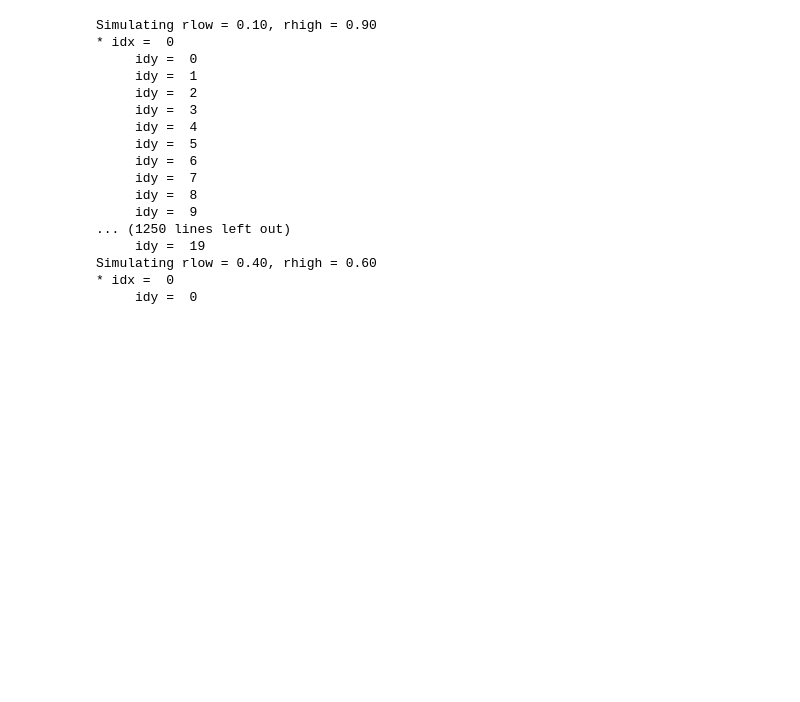
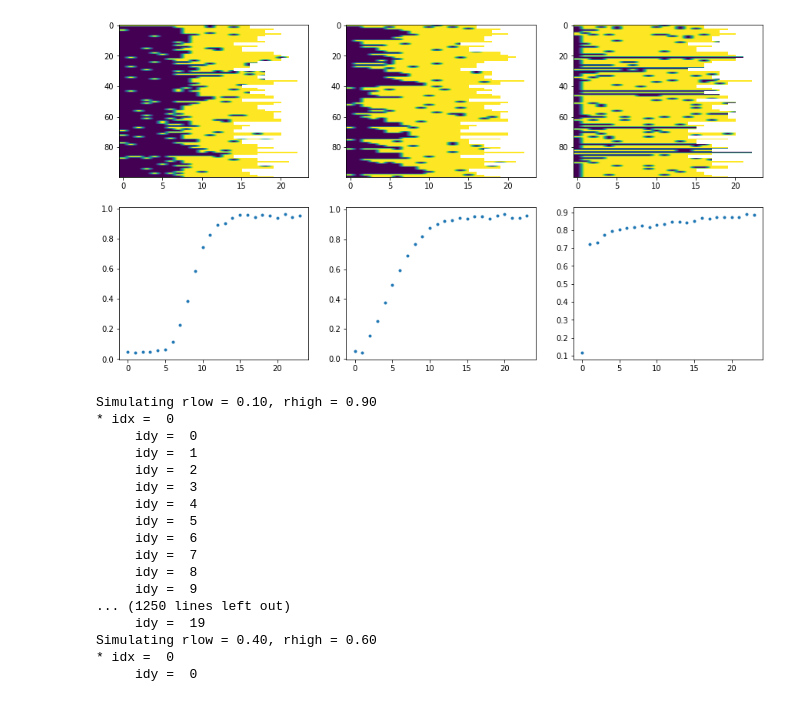
Before and after one commit to nhat-le/switching-simulations, a Jupyter notebook: switching_world_characterization.ipynb, the cells around one changed output. Saved outputs shown, nothing was run; the diff lists cells and outputs as text; code cells hidden in the pictures; blank space fills up the shorter version.

```diff
--- a/switching_world_characterization.ipynb
+++ b/switching_world_characterization.ipynb
@@ -80,3 +120,13 @@ paths
+# %%
+plt.figure(figsize=(15, 8))
+for i in range(3):
+    plt.subplot(2, 3, i + 1)
+    plt.imshow(choicelst_all[i][:100,:], aspect='auto')
+
+    plt.subplot(2, 3, i + 4)
+    plt.plot(np.nanmean(choicelst_all[i], axis=0), '.')
+# %% [output]
+[figure, added]
 # %%
 pswitchlst = np.linspace(0.01, 0.45, 20)
 prewlst = np.linspace(0.55, 0.99, 20)
```
Also changed, not shown: parts of 9 cells of this notebook, 25 other files.
